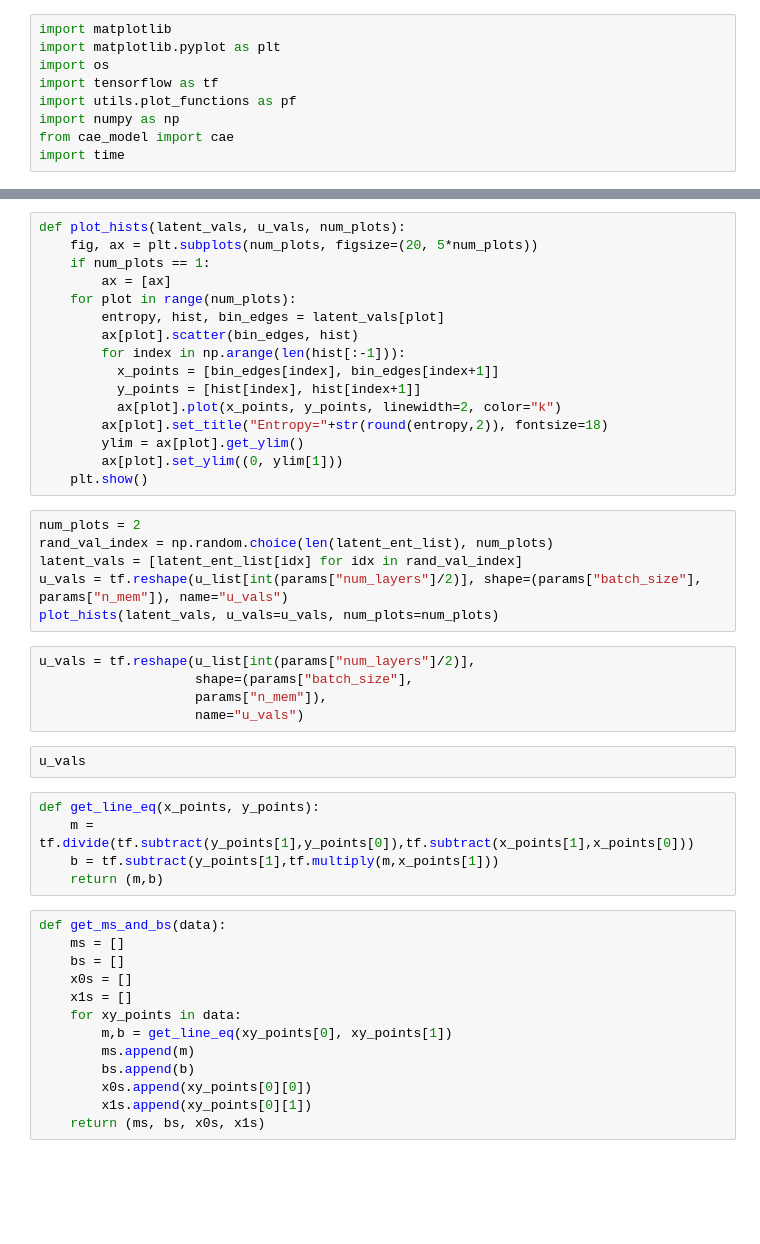
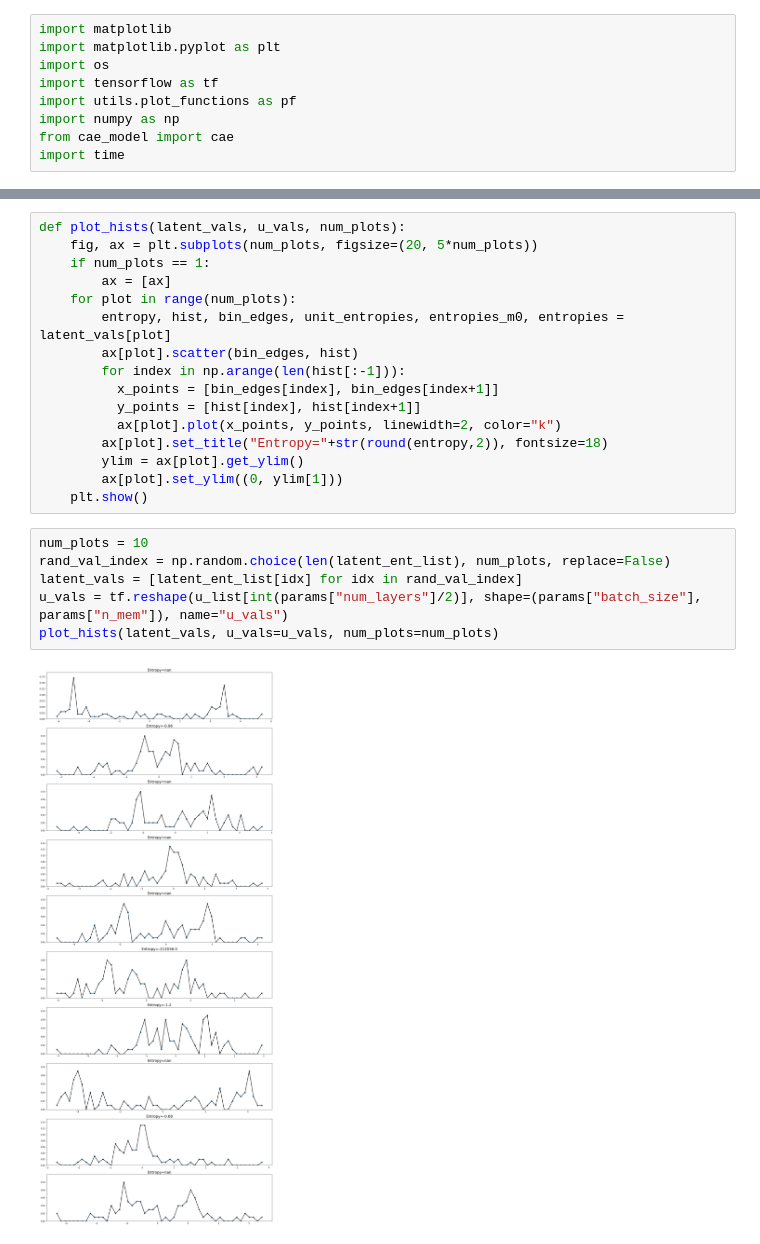
Before and after one commit to rzarcone/CAEs, a Jupyter notebook: Activity_Density_Estimator_TF.ipynb, the cells around one changed output, grey strips where cells are left out. Drawn from its saved outputs; the diff is of its cells as text; blank space fills up the shorter version.

Commit message:
vect entropy calc almost complete - debugging nans

```diff
--- a/Activity_Density_Estimator_TF.ipynb
+++ b/Activity_Density_Estimator_TF.ipynb
@@ -114,7 +98,7 @@ def plot_hists(latent_vals, u_vals, num_plots):
     if num_plots == 1:
         ax = [ax]
     for plot in range(num_plots):
-        entropy, hist, bin_edges = latent_vals[plot]
+        entropy, hist, bin_edges, unit_entropies, entropies_m0, entropies = latent_vals[plot]
         ax[plot].scatter(bin_edges, hist)
         for index in np.arange(len(hist[:-1])):
           x_points = [bin_edges[index], bin_edges[index+1]]
@@ -125,33 +109,10 @@ def plot_hists(latent_vals, u_vals, num_plots):
         ax[plot].set_ylim((0, ylim[1]))
     plt.show()
 # %%
-num_plots = 2
-rand_val_index = np.random.choice(len(latent_ent_list), num_plots)
+num_plots = 10
+rand_val_index = np.random.choice(len(latent_ent_list), num_plots, replace=False)
 latent_vals = [latent_ent_list[idx] for idx in rand_val_index]
 u_vals = tf.reshape(u_list[int(params["num_layers"]/2)], shape=(params["batch_size"], params["n_mem"]), name="u_vals")
 plot_hists(latent_vals, u_vals=u_vals, num_plots=num_plots)
+# %% [output]
+[figure, added]
-# %%
-u_vals = tf.reshape(u_list[int(params["num_layers"]/2)],
-                    shape=(params["batch_size"],
-                    params["n_mem"]),
-                    name="u_vals")
-# %%
-u_vals
-# %%
-def get_line_eq(x_points, y_points):
-    m = tf.divide(tf.subtract(y_points[1],y_points[0]),tf.subtract(x_points[1],x_points[0]))
-    b = tf.subtract(y_points[1],tf.multiply(m,x_points[1]))
-    return (m,b)
-# %%
-def get_ms_and_bs(data):
-    ms = []
-    bs = []
-    x0s = []
-    x1s = []
-    for xy_points in data:
-        m,b = get_line_eq(xy_points[0], xy_points[1])
-        ms.append(m)
-        bs.append(b)
-        x0s.append(xy_points[0][0])
-        x1s.append(xy_points[0][1])
-    return (ms, bs, x0s, x1s)
```
Also changed, not shown: parts of 11 cells of this notebook, 3 other files.
